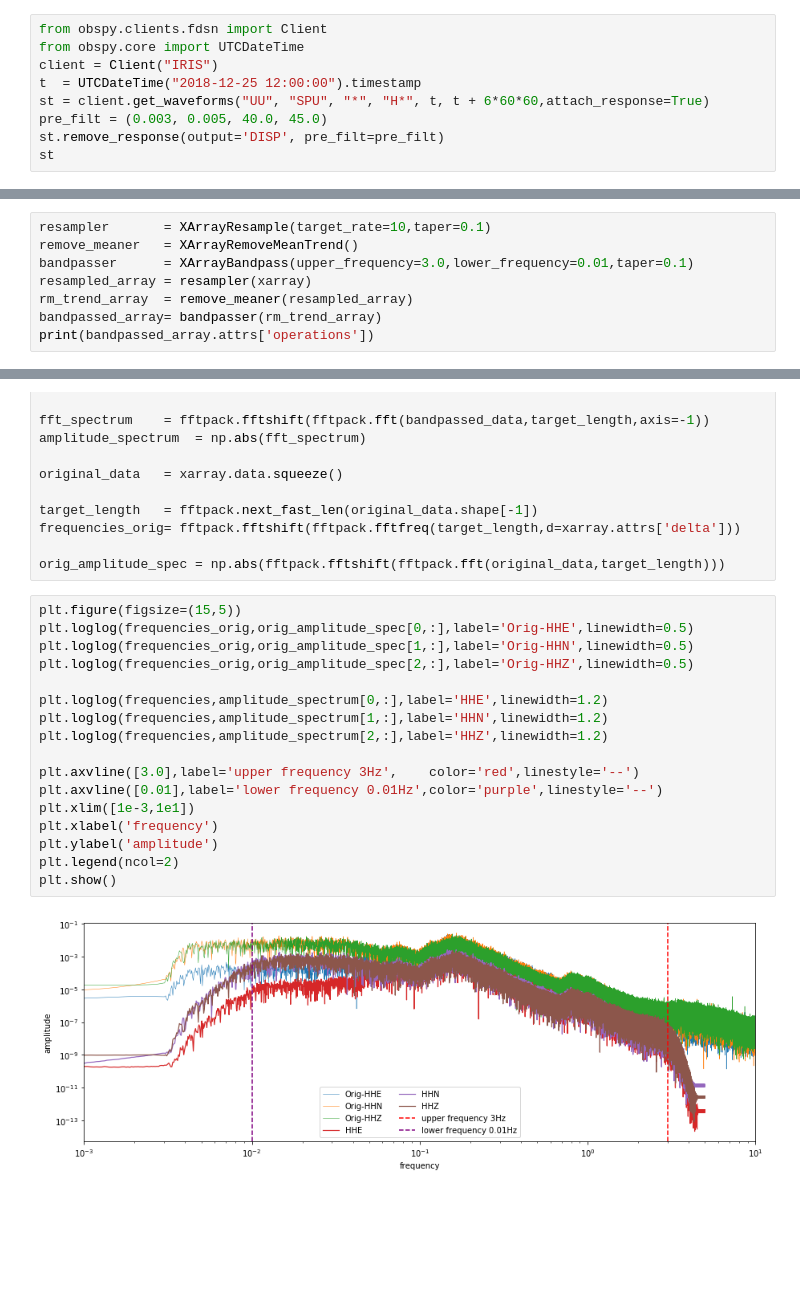
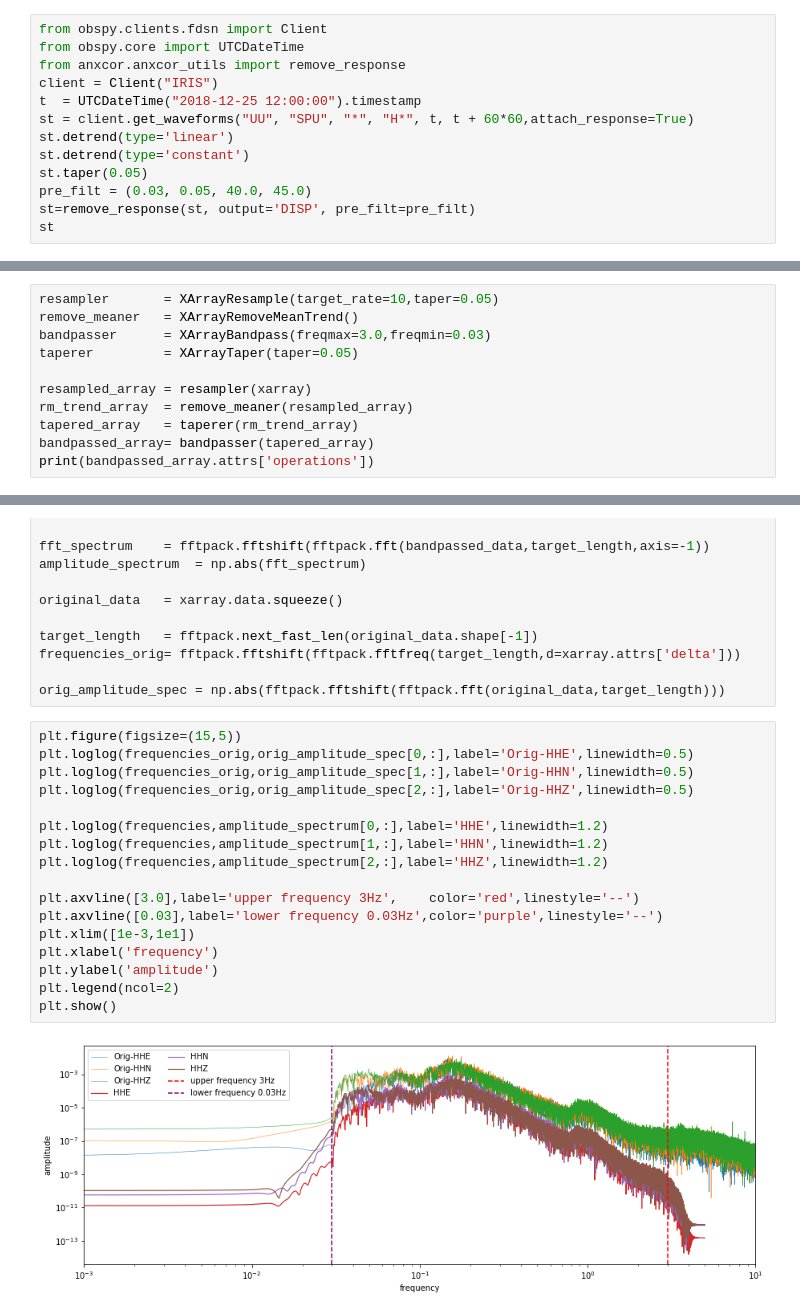
Before and after one commit to uofuseismo/anxcor, a Jupyter notebook: example_notebooks/anxcor_processing/Anxcor_Processing_Part_II.ipynb, the cells around one changed output, grey strips where cells are left out. Drawn from its saved outputs; the diff is of its cells as text; blank space fills up the shorter version.

```diff
--- a/example_notebooks/anxcor_processing/Anxcor_Processing_Part_II.ipynb
+++ b/example_notebooks/anxcor_processing/Anxcor_Processing_Part_II.ipynb
@@ -12,11 +14,15 @@ Ambient Noise Cross-Correlation is fun, and Christmas is fun, so lets get 6 hour
 # %%
 from obspy.clients.fdsn import Client
 from obspy.core import UTCDateTime
+from anxcor.anxcor_utils import remove_response
 client = Client("IRIS")
 t  = UTCDateTime("2018-12-25 12:00:00").timestamp
-st = client.get_waveforms("UU", "SPU", "*", "H*", t, t + 6*60*60,attach_response=True)
-pre_filt = (0.003, 0.005, 40.0, 45.0)
-st.remove_response(output='DISP', pre_filt=pre_filt)
+st = client.get_waveforms("UU", "SPU", "*", "H*", t, t + 60*60,attach_response=True)
+st.detrend(type='linear')
+st.detrend(type='constant')
+st.taper(0.05)
+pre_filt = (0.03, 0.05, 40.0, 45.0)
+st=remove_response(st, output='DISP', pre_filt=pre_filt)
 st
 # %% [output]
 3 Trace(s) in Stream:
@@ -176,9 +180,12 @@ Lets redo the above steps with our initial 10Hz resampling rate, but bandpass th
 # %%
-resampler       = XArrayResample(target_rate=10,taper=0.1)
+resampler       = XArrayResample(target_rate=10,taper=0.05)
 remove_meaner   = XArrayRemoveMeanTrend()
-bandpasser      = XArrayBandpass(upper_frequency=3.0,lower_frequency=0.01,taper=0.1)
+bandpasser      = XArrayBandpass(freqmax=3.0,freqmin=0.03)
+taperer         = XArrayTaper(taper=0.05)
+
 resampled_array = resampler(xarray)
 rm_trend_array  = remove_meaner(resampled_array)
-bandpassed_array= bandpasser(rm_trend_array)
+tapered_array   = taperer(rm_trend_array)
+bandpassed_array= bandpasser(tapered_array)
 print(bandpassed_array.attrs['operations'])
 # %% [output]
@@ -214,20 +218,20 @@ orig_amplitude_spec = np.abs(fftpack.fftshift(fftpack.fft(original_data,target_l
 # %%
 plt.figure(figsize=(15,5))
 plt.loglog(frequencies_orig,orig_amplitude_spec[0,:],label='Orig-HHE',linewidth=0.5)
 plt.loglog(frequencies_orig,orig_amplitude_spec[1,:],label='Orig-HHN',linewidth=0.5)
 plt.loglog(frequencies_orig,orig_amplitude_spec[2,:],label='Orig-HHZ',linewidth=0.5)
 
 plt.loglog(frequencies,amplitude_spectrum[0,:],label='HHE',linewidth=1.2)
 plt.loglog(frequencies,amplitude_spectrum[1,:],label='HHN',linewidth=1.2)
 plt.loglog(frequencies,amplitude_spectrum[2,:],label='HHZ',linewidth=1.2)
 
 plt.axvline([3.0],label='upper frequency 3Hz',    color='red',linestyle='--')
-plt.axvline([0.01],label='lower frequency 0.01Hz',color='purple',linestyle='--')
+plt.axvline([0.03],label='lower frequency 0.03Hz',color='purple',linestyle='--')
 plt.xlim([1e-3,1e1])
 plt.xlabel('frequency')
 plt.ylabel('amplitude')
 plt.legend(ncol=2)
 plt.show()
 # %% [output]
-[figure, old version]
+[figure, new version]
 # %% [markdown]
```
Also changed, not shown: parts of 23 cells of this notebook, 10 other files.
